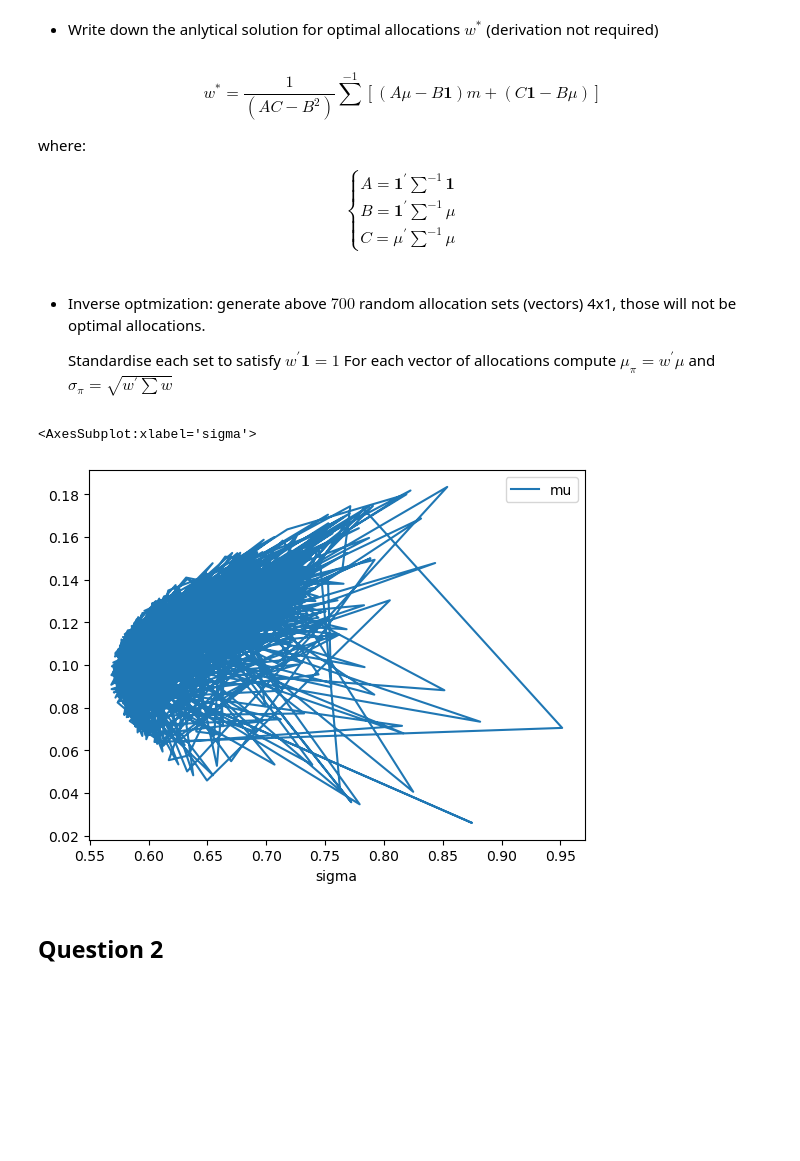
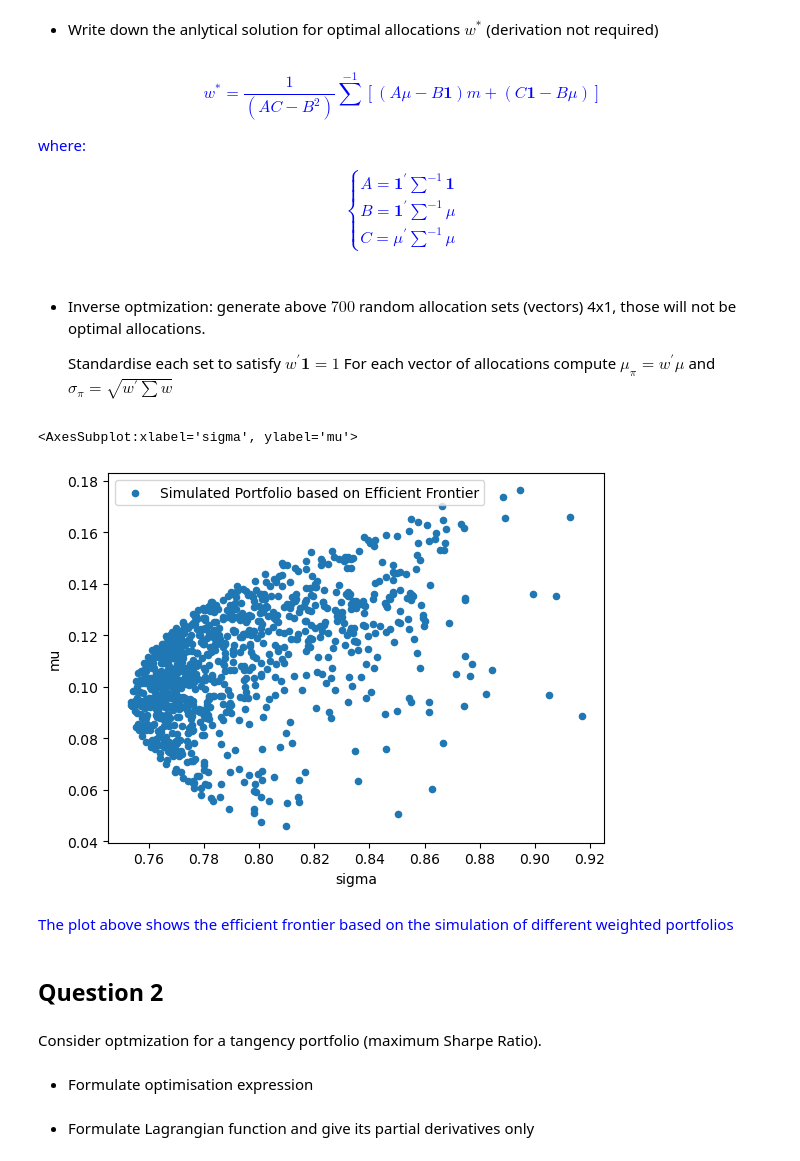
Before and after one commit to fbristotti/cqf, a Jupyter notebook: exam1/exam1.ipynb, the cells around one changed output. Cells and saved outputs as stored; diff of their text form; code cells hidden in the pictures; blank space fills up the shorter version.

```diff
--- a/exam1/exam1.ipynb
+++ b/exam1/exam1.ipynb
@@ -68,6 +68,8 @@ $$\frac{\partial{L}}{\partial{\gamma}} = 1 - w^{'}\mathbf{1}$$
 # %% [markdown]
 - Write down the anlytical solution for optimal allocations $w^{*}$ (derivation not required)
 # %% [markdown]
+<font color='blue'>
+
 $$w^* = \frac{1}{(AC-B^2)} \sum^{-1}[(A\mu-B\mathbf{1})m + (C\mathbf{1}-B\mu)]$$
 
 where:
@@ -81,6 +83,8 @@ $$
     \end{cases}
 \end{equation}
 $$
+
+</font>
 # %% [markdown]
 - Inverse optmization: generate above $700$ random allocation sets (vectors) 4x1, those will not be optimal allocations.
 
@@ -89,18 +93,28 @@ $$
 # %%
 def gen_w(size):
     w = np.array([np.random.uniform() for i in range(0,size,1)])
     return w / w.sum()
 
 n_assets = 4
 cases = 1000
 mu = np.array([0.02,0.07,0.15,0.2])
 W = [gen_w(n_assets) for i in range(0,cases,1)]
 
-data = [[np.dot(mu, w),np.dot(np.dot(w,R),w).sum()] for w in W]
+data = [[np.dot(mu, w),np.sqrt(np.dot(np.dot(w,R),w).sum())] for w in W]
 df = pd.DataFrame(data=data,columns=['mu','sigma'])
-df.plot(x='sigma', y='mu')
+df.plot.scatter(x='sigma', y='mu', label='Simulated Portfolio based on Efficient Frontier')
 # %% [output]
-<AxesSubplot:xlabel='sigma'>
+<AxesSubplot:xlabel='sigma', ylabel='mu'>
-[figure, old version]
+[figure, new version]
+# %% [markdown]
+<font color='blue'>
+The plot above shows the efficient frontier based on the simulation of different weighted portfolios
+</fonte>
 # %% [markdown]
 ## Question 2
+# %% [markdown]
+Consider optmization for a tangency portfolio (maximum Sharpe Ratio).
+# %% [markdown]
+- Formulate optimisation expression
+# %% [markdown]
+- Formulate Lagrangian function and give its partial derivatives only
```
Also changed, not shown: parts of 1 cell of this notebook.
